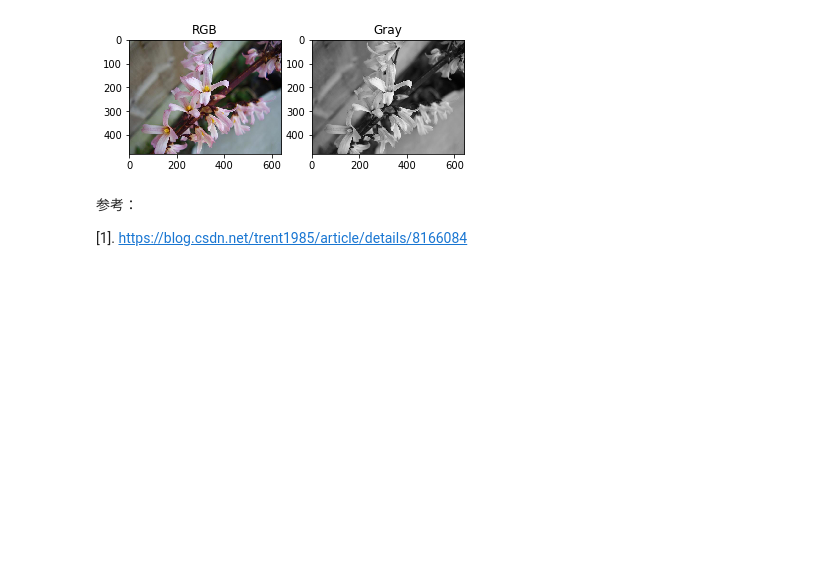
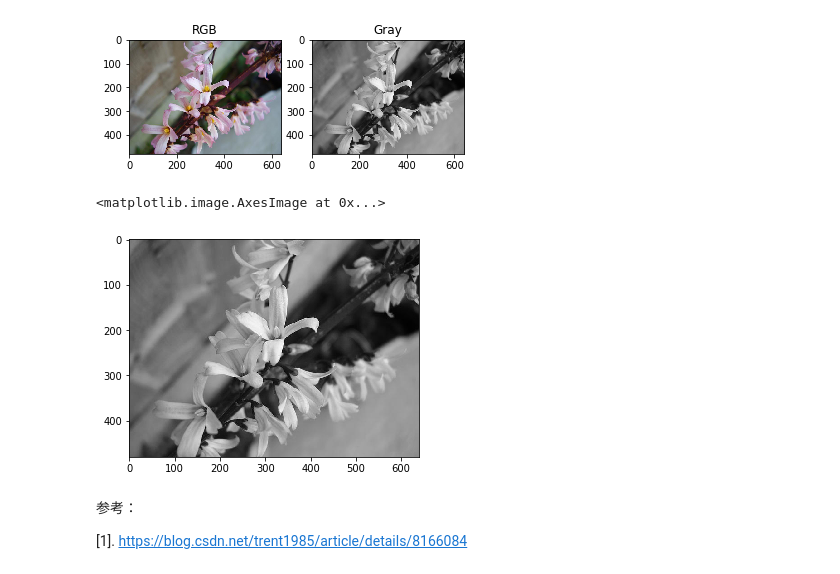
Before and after one commit to juxiangwu/image-processing, a Jupyter notebook: 数字图像处理/2.1图像灰度化.ipynb, the cells around one changed output. Drawn from its saved outputs; the diff is of its cells as text; code cells hidden in the pictures; blank space fills up the shorter version.

```diff
--- a/数字图像处理/2.1图像灰度化.ipynb
+++ b/数字图像处理/2.1图像灰度化.ipynb
@@ -16,6 +16,20 @@ def togray(src):
 # %%
 def rgb2gray(rgb):
     return np.dot(rgb[..., :3], [0.299, 0.587, 0.114]).astype(np.uint8)
+# %%
+def rgb2gray_2(rgb,weights=np.c_[0.2989, 0.5870, 0.1140]):
+    rgbf = np.float32(rgb)
+    """
+    取原始图像的RGB值的加权平均来将图片转换为灰阶，权重矩阵为tile
+    """
+    # 默认的 weights = array([[ 0.2989,  0.587 ,  0.114 ]])
+    tile = np.tile(weights, reps=(rgbf.shape[0],rgbf.shape[1],1))
+    # assert( tile.shape == im.shape )
+    dst = np.sum(tile * rgbf, axis=2)
+    dst = np.clip(dst,0,255)
+    return np.uint8(dst)
+    # np.sum意味着沿某一轴求和，axis=2为第三维（0为第一维）
+    # 整个乘法意味着由图像每个像素点的RGB 得到 (R*0.2989+ G*0.5870+ B*0.1140)灰阶值，图像的二维尺寸不变，而减为单通道。
 # %%
 gray = togray(src)
 # %%
@@ -40,6 +54,12 @@ plt.title('Gray')
 # %% [output]
 Text(0.5,1,'Gray')
 [figure]
+# %%
+dst = rgb2gray_2(src)
+plt.imshow(dst,'gray')
+# %% [output]
+<matplotlib.image.AxesImage at 0x...>
+[figure, added]
 # %% [markdown]
 参考：
 
```
Also changed, not shown: 26 other files.
